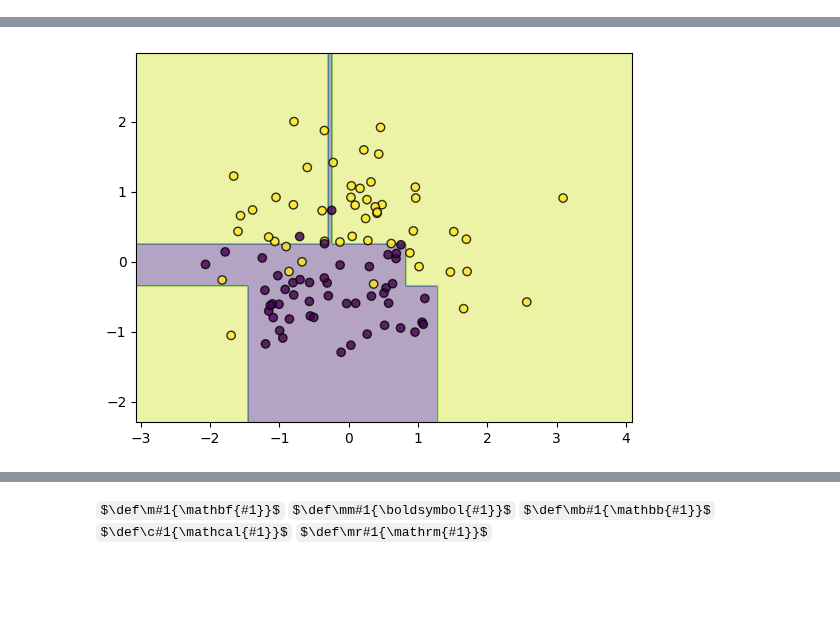
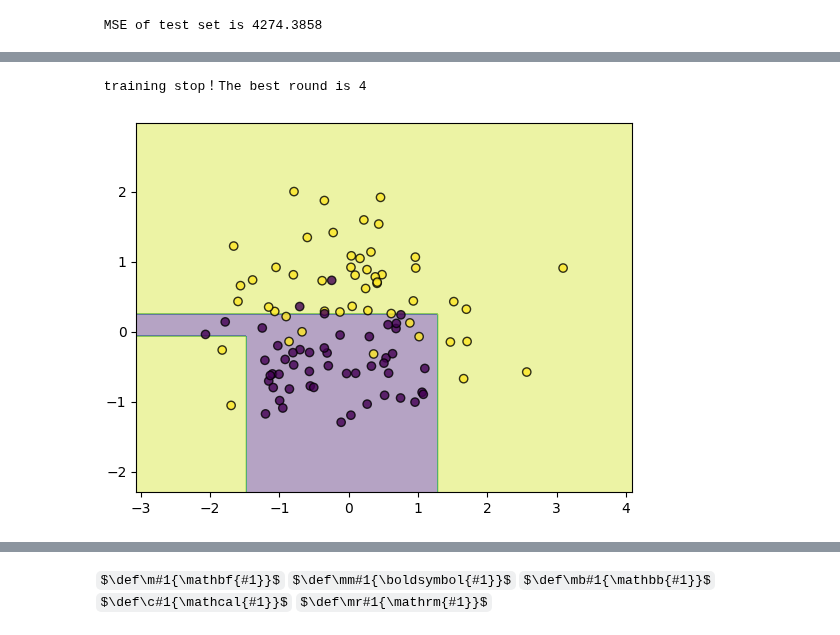
Before and after one commit to yexf308/AppliedStatistics, a Jupyter notebook: Ensemble_Methods_Gradient_Boosting.ipynb, the cells around one changed output, grey strips where cells are left out. Cells and saved outputs as stored; diff of their text form; code cells hidden in the pictures; some formulas as TeX source; blank space fills up the shorter version.

```diff
--- a/Ensemble_Methods_Gradient_Boosting.ipynb
+++ b/Ensemble_Methods_Gradient_Boosting.ipynb
@@ -204,0 +251,10 @@ plt.plot(data, model.predict(data), color='r')
+# %%
+X, y = make_regression(
+        n_samples=10000, n_features=50, n_informative=20, random_state=1)
+X_train, X_test, y_train, y_test = train_test_split(
+        X, y, test_size=0.25, random_state=0)
+
+model = GBDTRegressor()
+model.fit(X_train, y_train)
+prediction = model.predict(X_test)
+mse = mean_squared_error(y_test, prediction)
@@ -205,3 +278,7 @@ plt.plot(data, model.predict(data), color='r')
+# %%
+print("\n MSE of test set is %.4f"%(mse))
+# %% [output]
+ MSE of test set is 4274.3858
 # %% [markdown]
 # Boosted Classification Tree
 Classification can also be done using regression trees. In simple terms, several sets of regression trees, equal to the number of categories, are trained. Each set represents a category, and the outputs of all sets are transformed into a probability distribution using a softmax operation. Then, the negative gradient of each tree is calculated using a loss function such as cross-entropy or KL divergence, and used to guide the next round of training. For example, in a three-category classification, the process is as follows:
@@ -304,3 +380,19 @@ class GradientBoostingClassifier(object):
+# %%
+def plot_decision_function(X, y, clf, support_vectors=None):
+    plot_step = 0.02
+    x_min, x_max = X[:, 0].min() - 1, X[:, 0].max() + 1
+    y_min, y_max = X[:, 1].min() - 1, X[:, 1].max() + 1
+    xx, yy = np.meshgrid(np.arange(x_min, x_max, plot_step),
+                         np.arange(y_min, y_max, plot_step))
+
+    Z = clf.predict(np.c_[xx.ravel(), yy.ravel()])
+    Z = np.argmax(Z, axis=1)
+    Z = Z.reshape(xx.shape)
+    plt.contourf(xx, yy, Z, alpha=0.4)
+    plt.scatter(X[:, 0], X[:, 1], alpha=0.8, c=y, edgecolor='k')
+
+    if support_vectors is not None:
+        plt.scatter(X[support_vectors, 0], X[support_vectors, 1], s=80, c='none', alpha=0.7, edgecolor='red')
 # %%
 from sklearn.datasets import make_classification
 data, target = make_classification(n_samples=100, n_features=2, n_classes=2, n_informative=1, n_redundant=0,
@@ -323,6 +400,8 @@ def plot_decision_function(X, y, clf, support_vectors=None):
 # %%
-classifier = GradientBoostingClassifier(base_estimator=DecisionTreeRegressor(max_depth=4),n_estimators=5)
-classifier.fit(data, target)
+classifier = GBDTMultiClassifier()
+target_onehot = one_hot(target)
+classifier.fit(data, target_onehot)
 plot_decision_function(data, target, classifier)
 # %% [output]
+ training stop！The best round is 4
-[figure, old version]
+[figure, new version]
```
Also changed, not shown: parts of 18 cells of this notebook.
